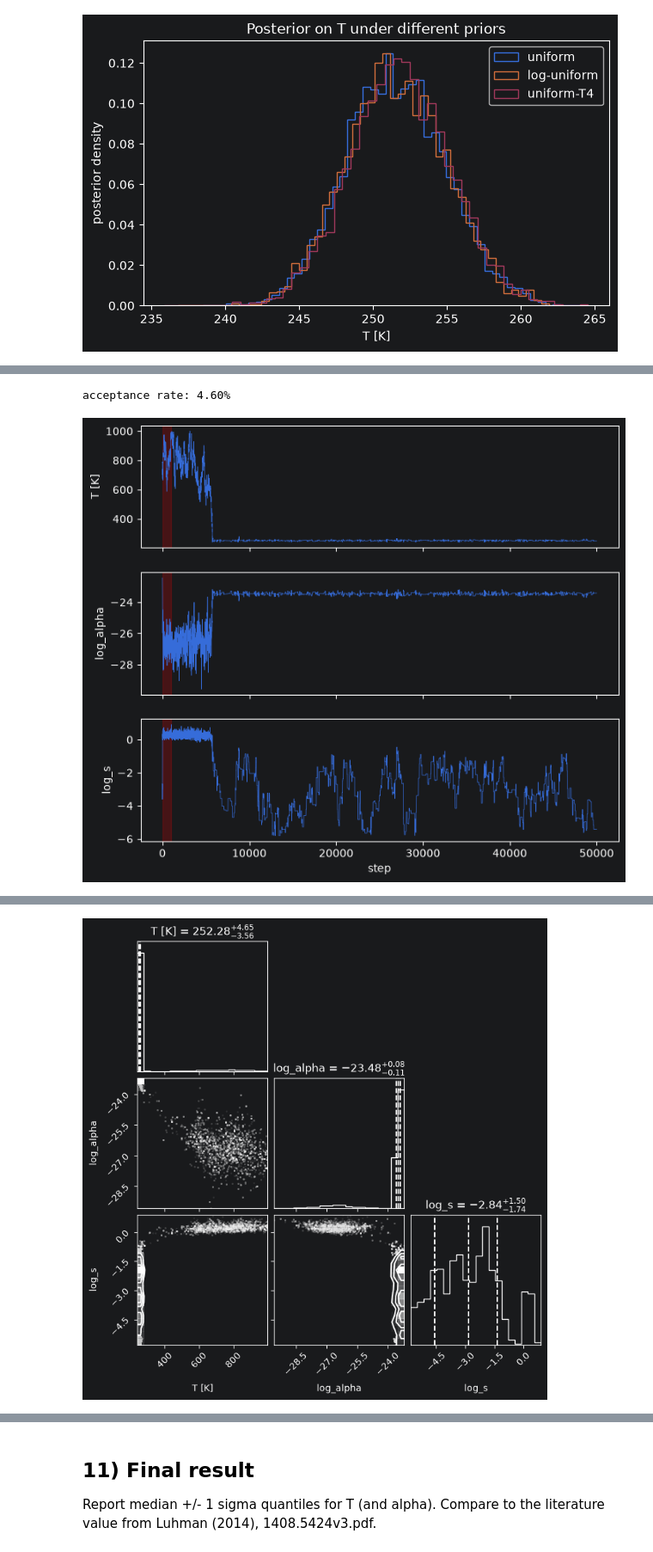
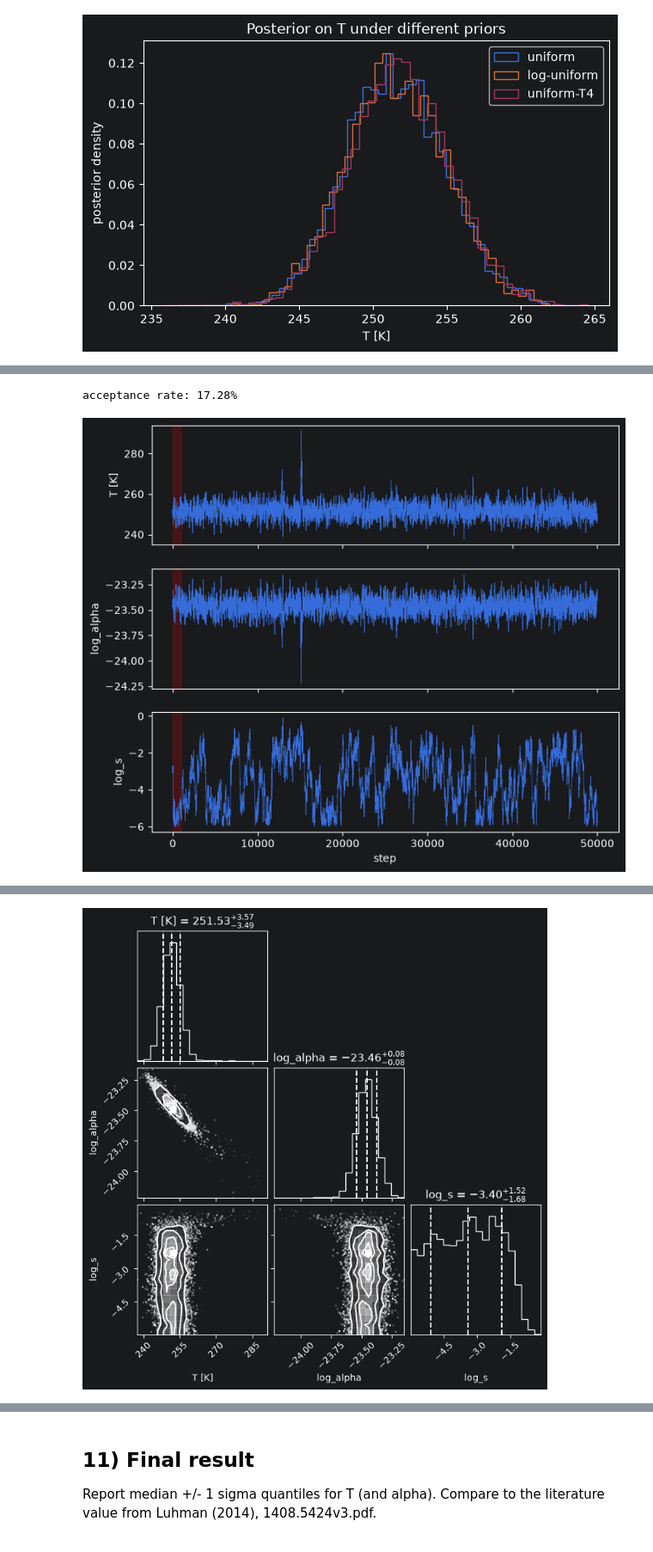
Before and after one commit to Y1nfinity/Astrostatistics, a Jupyter notebook: Lab_2/lab2.ipynb, the cells around one changed output, grey strips where cells are left out. Shown at 86% size. Drawn from its saved outputs; the diff is of its cells as text; code cells hidden in the pictures.

```diff
--- a/Lab_2/lab2.ipynb
+++ b/Lab_2/lab2.ipynb
@@ -222,7 +212,7 @@ proposal_sigma = [5.  0.1], acceptance rate = 18.78%
 # %% [markdown]
 ## 6) Filter burn-in
 # %%
-n_steps = 50000
+n_steps = 100000
 chain, log_post_chain, accept_rate = run_metropolis(
     log_posterior, theta0, proposal_sigma, n_steps,
     seed=0, args=(wavelength, log_flux, log_flux_err),
@@ -465,9 +455,11 @@ def log_posterior_jitter(params, wavelength, log_flux, log_flux_err):
         return -np.inf
     return lp + log_likelihood_jitter(params, wavelength, log_flux, log_flux_err)
 
-# start near the single-chain Part 6 result, with log_s initialized small
-theta0_jitter = np.array([theta0[0], theta0[1], -3.0])
-proposal_sigma_jitter = np.array([20.0, 0.5, 0.5])  # tune as in Part 5
+# start from the CONVERGED Part 6/8 result
+# with log_s initialized small; starting from theta0 made the chain spend ~18000
+# steps wandering before finding the true region, badly contaminating burn_in=1000
+theta0_jitter = np.array([*np.median(combined_chain, axis=0), -3.0])
+proposal_sigma_jitter = np.array([5.0, 0.1, 0.25])  # tuned for ~20-40% acceptance
 
 chain_jitter, log_post_jitter, accept_jitter = run_metropolis(
     log_posterior_jitter, theta0_jitter, proposal_sigma_jitter, n_steps,
@@ -475,32 +467,32 @@ chain_jitter, log_post_jitter, accept_jitter = run_metropolis(
 )
 print(f"acceptance rate: {accept_jitter:.2%}")
 
 chain_jitter_post = chain_jitter[burn_in:]
 
 labels_jitter = ["T [K]", "log_alpha", "log_s"]
 
 fig, axes = plt.subplots(3, 1, figsize=(8, 7), sharex=True)
 for i, ax in enumerate(axes):
     ax.plot(chain_jitter[:, i], lw=0.5)
     ax.axvspan(0, burn_in, color="red", alpha=0.2)
     ax.set_ylabel(labels_jitter[i])
 axes[-1].set_xlabel("step")
 plt.show()
 
 fig = corner.corner(chain_jitter_post, labels=labels_jitter, bins= 20, quantiles=[0.16, 0.5, 0.84], show_titles=True)
 plt.show()
 
 # compare T posterior with vs. without the jitter term
 fig, ax = plt.subplots(figsize=(7, 4))
 ax.hist(chain_post[:, 0], bins=50, histtype="step", density=True, label="no jitter")
 ax.hist(chain_jitter_post[:, 0], bins=50, histtype="step", density=True, label="with jitter")
 ax.set_xlabel("T [K]")
 ax.set_ylabel("posterior density")
 ax.legend()
 plt.show()
 
 print(f"median log_s = {np.median(chain_jitter_post[:, 2]):.2f} "
       f"(s = {10**np.median(chain_jitter_post[:, 2]):.2e})")
 # %% [output]
-acceptance rate: 4.60%
+acceptance rate: 17.28%
-[figure, old version]
+[figure, new version]
@@ -508 +499 @@ WARNING:root:Too few points to create valid contours
-[figure, old version]
+[figure, new version]
```
Also changed, not shown: parts of 15 cells of this notebook.
